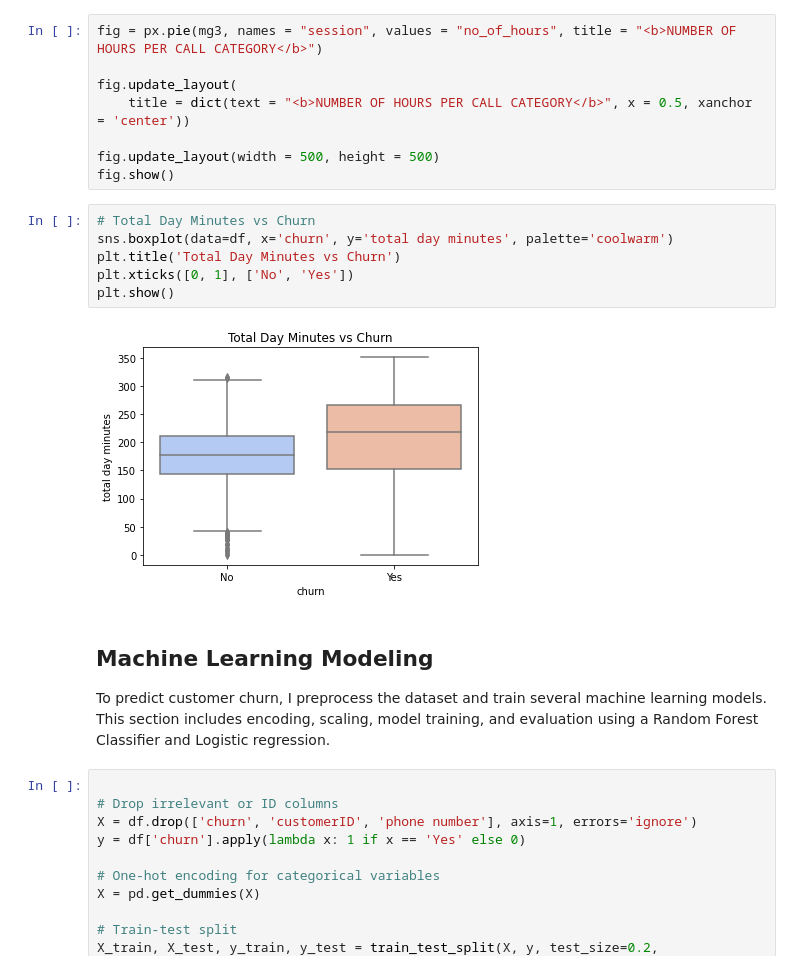
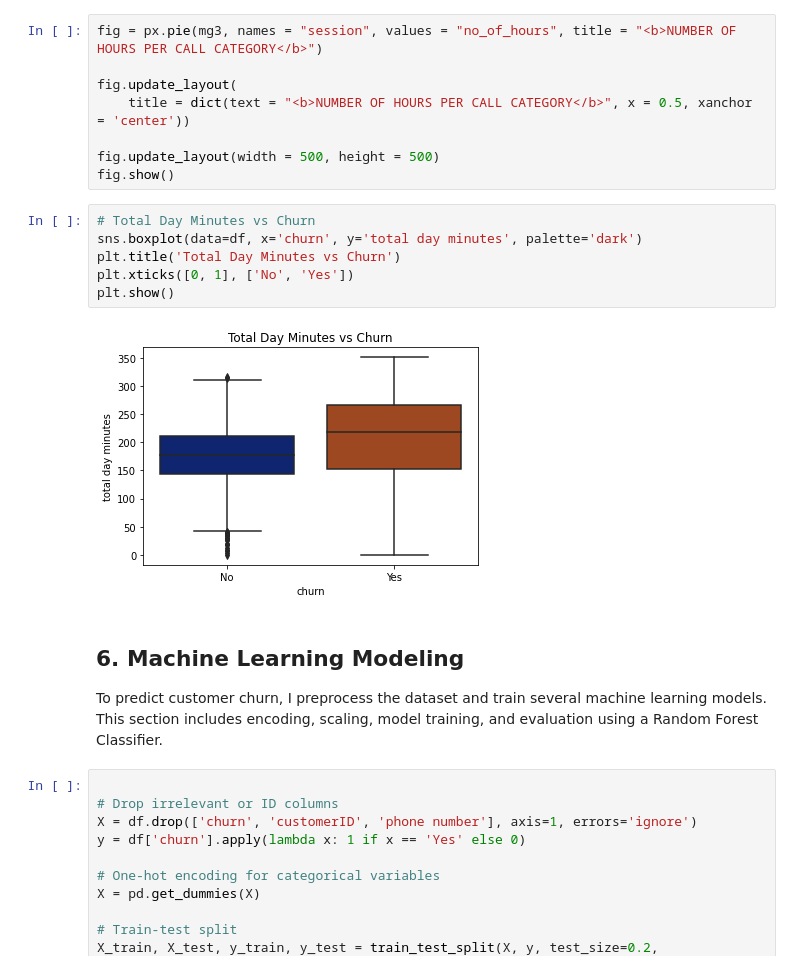
Before and after one commit to furaha-betty22/telco-customer-churn-forecasting, a Jupyter notebook: CHURN PROJECT.ipynb, the cells around one changed output. Cells and saved outputs as stored; diff of their text form.

```diff
--- a/CHURN PROJECT.ipynb
+++ b/CHURN PROJECT.ipynb
@@ -541,16 +534,16 @@ fig.update_layout(width = 500, height = 500)
 fig.show()
 # %%
 # Total Day Minutes vs Churn
-sns.boxplot(data=df, x='churn', y='total day minutes', palette='coolwarm')
+sns.boxplot(data=df, x='churn', y='total day minutes', palette='dark')
 plt.title('Total Day Minutes vs Churn')
 plt.xticks([0, 1], ['No', 'Yes'])
 plt.show()
 # %% [output]
-[figure, old version]
+[figure, new version]
 # %% [markdown]
-## Machine Learning Modeling
+## 6. Machine Learning Modeling
 
-To predict customer churn, I preprocess the dataset and train several machine learning models. This section includes encoding, scaling, model training, and evaluation using a Random Forest Classifier and Logistic regression.
+To predict customer churn, I preprocess the dataset and train several machine learning models. This section includes encoding, scaling, model training, and evaluation using a Random Forest Classifier.
 # %%
 
 # Drop irrelevant or ID columns
```
Also changed, not shown: parts of 21 cells of this notebook.
